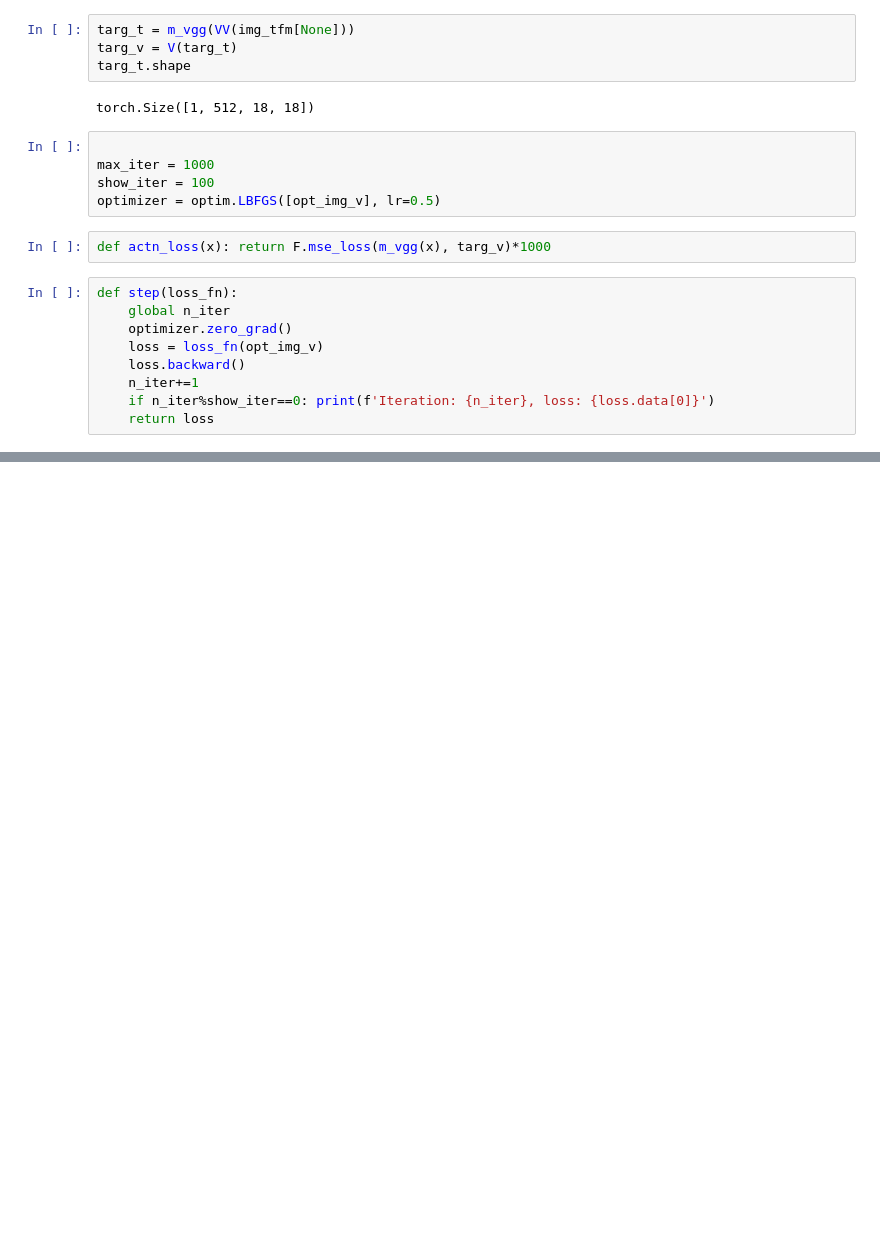
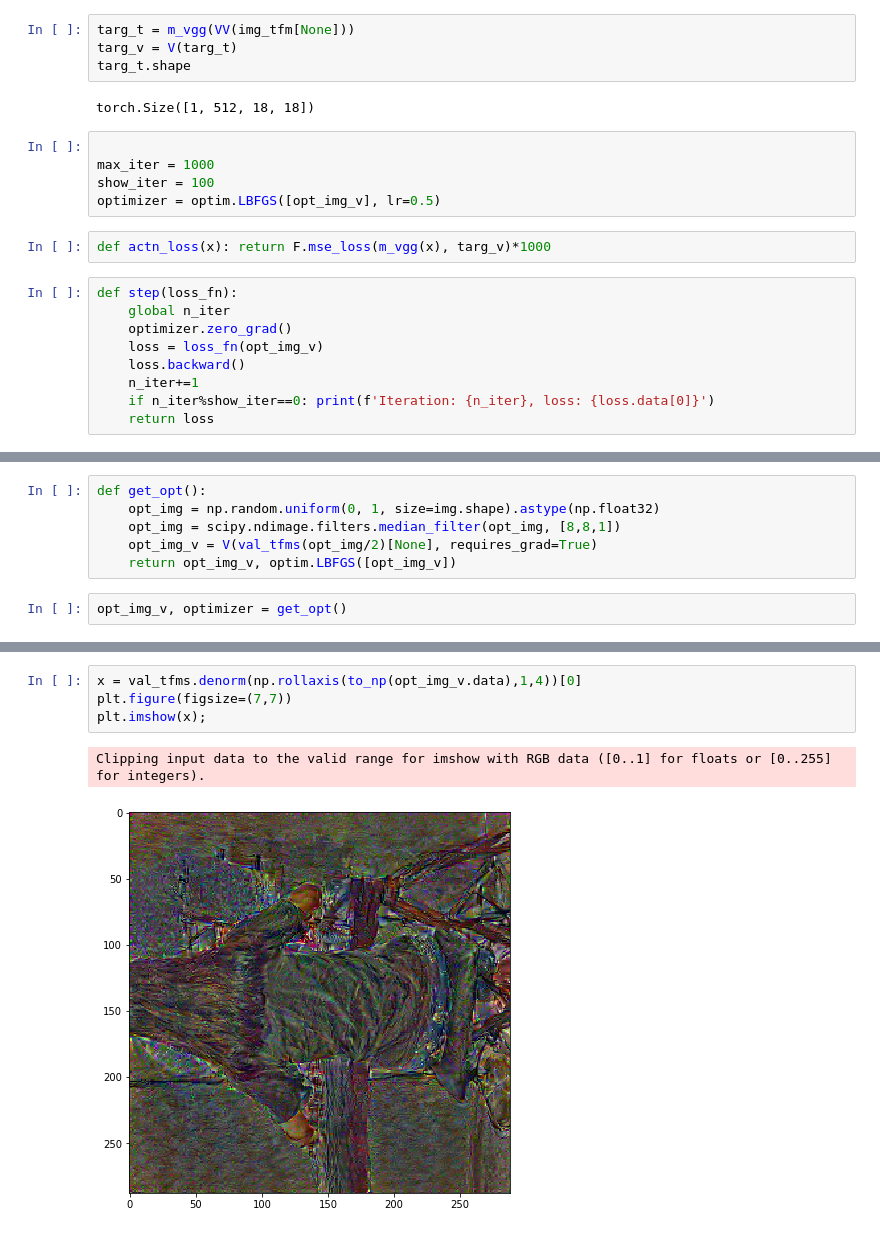
Before and after one commit to wdon021/From_Colab, a Jupyter notebook: ImageEnhancement.ipynb, the cells around one changed output, grey strips where cells are left out. Cells and saved outputs as stored; diff of their text form; blank space fills up the shorter version.

```diff
--- a/ImageEnhancement.ipynb
+++ b/ImageEnhancement.ipynb
@@ -125,0 +139,8 @@ Clipping input data to the valid range for imshow with RGB data ([0..1] for floa
+# %%
+def get_opt():
+    opt_img = np.random.uniform(0, 1, size=img.shape).astype(np.float32)
+    opt_img = scipy.ndimage.filters.median_filter(opt_img, [8,8,1])
+    opt_img_v = V(val_tfms(opt_img/2)[None], requires_grad=True)
+    return opt_img_v, optim.LBFGS([opt_img_v])
+# %%
+opt_img_v, optimizer = get_opt()
@@ -125,0 +172,7 @@ Clipping input data to the valid range for imshow with RGB data ([0..1] for floa
+# %%
+x = val_tfms.denorm(np.rollaxis(to_np(opt_img_v.data),1,4))[0]
+plt.figure(figsize=(7,7))
+plt.imshow(x);
+# %% [output]
+Clipping input data to the valid range for imshow with RGB data ([0..1] for floats or [0..255] for integers).
+[figure, added]
```
Also changed, not shown: parts of 14 cells of this notebook.
